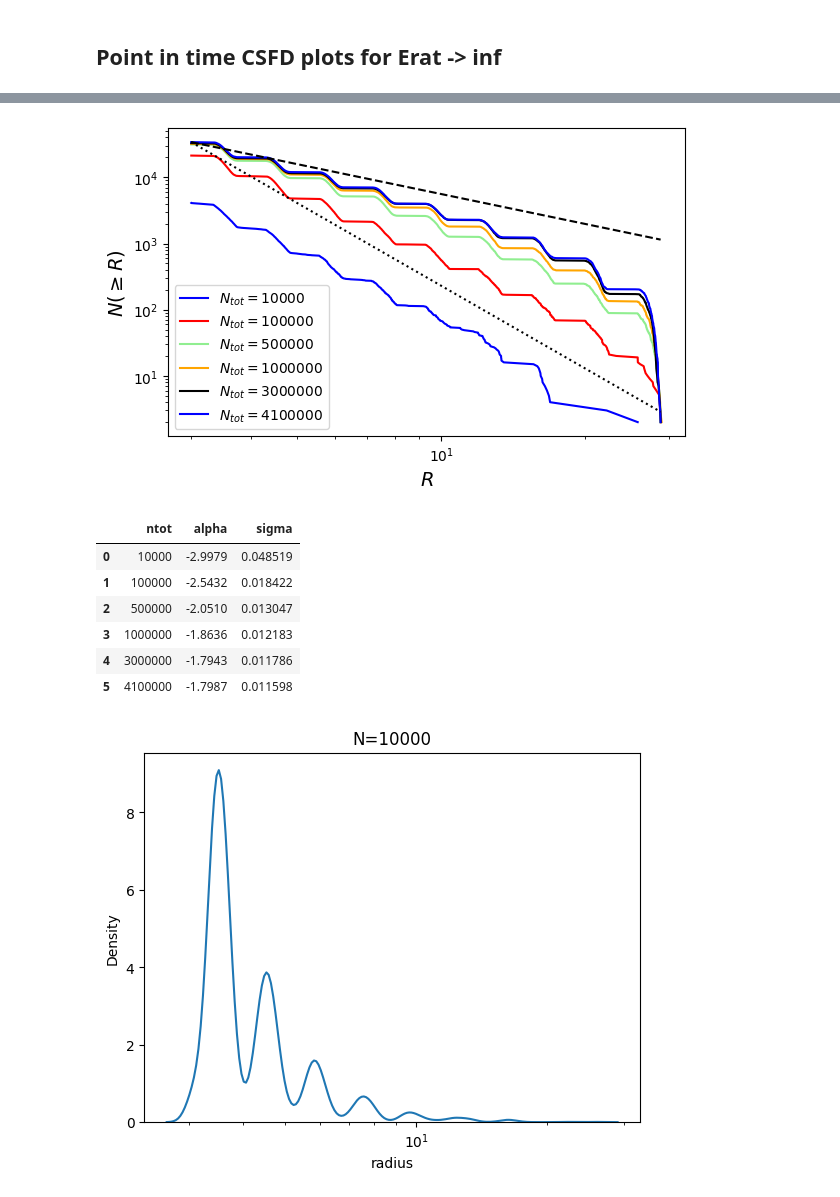
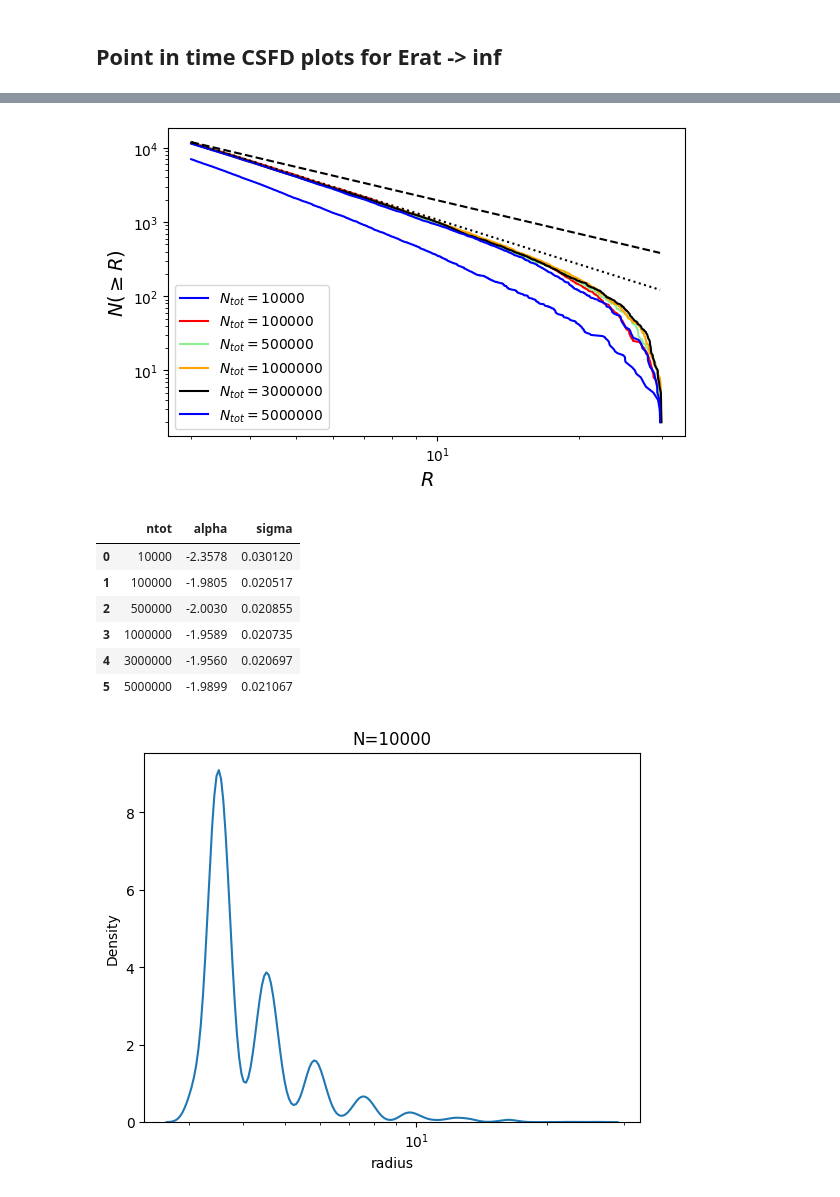
Before and after one commit to seanmason/saturation, a Jupyter notebook: notebooks/thesis/Chapter4/TimeToDeath.ipynb, the cells around one changed output, grey strips where cells are left out. Drawn from its saved outputs; the diff is of its cells as text; code cells hidden in the pictures.

Commit message:
Updated effectiveness function.

```diff
--- a/notebooks/thesis/Chapter4/TimeToDeath.ipynb
+++ b/notebooks/thesis/Chapter4/TimeToDeath.ipynb
@@ -10,13 +10,13 @@ import pyspark.sql.functions as F
 import scipy
 import sklearn.metrics
 # %%
-n_cores = 28
+n_cores = 24
 
 spark = (SparkSession.builder
          .master(f"local[{n_cores}]")
          .appName("Saturation")
          .config("spark.sql.shuffle.partitions", "300")
-         .config("spark.driver.memory", "40g")
+         .config("spark.driver.memory", "15g")
          .config("spark.driver.maxResultSize", "8g")
          .getOrCreate())
 # %% [output]
@@ -521,13 +521,15 @@ def estimate_slopes_for_states(states: Dict[int, pd.DataFrame]) -> pd.DataFrame:
         })
     return pd.DataFrame(estimates)
 # %%
-base_path = "/data/saturation/thesis_run_20240726_death_study/"
+# base_path = "/data/saturation/thesis_run_20240726_death_study/"
+base_path = "/data/saturation/test_effectiveness_funcs/"
+# base_path = "/data/saturation/thesis_run_20240726_death_study/"
 
 configs_df = F.broadcast(create_configs_df(read_configs(base_path, spark, completed_only=False)))
 
 # For stats, select only fields we care about, alias them
-craters = spark.read.parquet(f"{base_path}/5000*/craters_*.parquet")
-removals = spark.read.parquet(f"{base_path}/5000*/crater_removals_*.parquet")
+craters = spark.read.parquet(f"{base_path}/500*/craters_*.parquet")
+removals = spark.read.parquet(f"{base_path}/500*/crater_removals_*.parquet")
 
 configs_df = F.broadcast(create_configs_df(read_configs(base_path, spark, completed_only=False)))
 
@@ -540,3 +542,31 @@ configs_dict = dict()
 for config_file in glob.glob(f"{base_path}/config/*.yaml"):
     for run_config in read_config(Path(config_file))["run_configurations"]:
         configs_dict.update(run_config)
+# %%
+selected_simulation_id = 50011
+
+states = get_states_at_ntots(simulation_id=selected_simulation_id,
+                             configs_dict=configs_dict,
+                             base_path=base_path,
+                             target_ntots=[10000, 20000, 40000, 100000, 125000, 250000, 500000, 1000000, 3000000, 5000000])
+r_max = 300
+states = {
+    k: v[v.radius < r_max]
+    for k, v in states.items()
+}
+
+equilibrium_slope = -1.5
+equilibrium_intercept1 = max(state.shape[0] / state.radius.min()**equilibrium_slope for state in states.values())
+equilibrium_intercept2 = min(state.shape[0] / state.radius.min()**equilibrium_slope for state in states.values())
+
+production_slope = -2
+production_intercept1 = max(state.shape[0] / state.radius.min()**production_slope for state in states.values())
+production_intercept2 = min(state.shape[0] / state.radius.min()**production_slope for state in states.values())
+slope_intercept_line_styles = [
+    (equilibrium_slope, equilibrium_intercept1, "--"),
+    # (equilibrium_slope, equilibrium_intercept2, "--"),
+    (production_slope, production_intercept1, "dotted"),
+    # (production_slope, production_intercept2, "dotted"),
+]
+fig = plot_csfds_for_multiple_ntot(states=states, slope_intercept_line_styles=slope_intercept_line_styles)
+plt.show()
@@ -543,43 +724,43 @@ for config_file in glob.glob(f"{base_path}/config/*.yaml"):
 # %%
-selected_simulation_id = 50000
+selected_simulation_id = 0
 
 states = get_states_at_ntots(simulation_id=selected_simulation_id,
                              configs_dict=configs_dict,
                              base_path=base_path,
                              target_ntots=[10000, 100000, 500000, 1000000, 3000000, 5000000])
 r_max = 30
 states = {
     k: v[v.radius < r_max]
     for k, v in states.items()
 }
 
 equilibrium_slope = -1.5
 equilibrium_intercept1 = max(state.shape[0] / state.radius.min()**equilibrium_slope for state in states.values())
 equilibrium_intercept2 = min(state.shape[0] / state.radius.min()**equilibrium_slope for state in states.values())
 
-production_slope = -4.15
+production_slope = -2
 production_intercept1 = max(state.shape[0] / state.radius.min()**production_slope for state in states.values())
 production_intercept2 = min(state.shape[0] / state.radius.min()**production_slope for state in states.values())
 slope_intercept_line_styles = [
     (equilibrium_slope, equilibrium_intercept1, "--"),
     # (equilibrium_slope, equilibrium_intercept2, "--"),
     (production_slope, production_intercept1, "dotted"),
     # (production_slope, production_intercept2, "dotted"),
 ]
 fig = plot_csfds_for_multiple_ntot(states=states, slope_intercept_line_styles=slope_intercept_line_styles)
 plt.show()
 # %% [output]
-[figure, old version]
+[figure, new version]
 # %%
 estimate_slopes_for_states(states)
 # %% [output]
 |  | ntot | alpha | sigma |
-| 0 | 10000 | -2.9979 | 0.048519 |
-| 1 | 100000 | -2.5432 | 0.018422 |
-| 2 | 500000 | -2.0510 | 0.013047 |
-| 3 | 1000000 | -1.8636 | 0.012183 |
-| 4 | 3000000 | -1.7943 | 0.011786 |
-| 5 | 4100000 | -1.7987 | 0.011598 |
+| 0 | 10000 | -2.3578 | 0.030120 |
+| 1 | 100000 | -1.9805 | 0.020517 |
+| 2 | 500000 | -2.0030 | 0.020855 |
+| 3 | 1000000 | -1.9589 | 0.020735 |
+| 4 | 3000000 | -1.9560 | 0.020697 |
+| 5 | 5000000 | -1.9899 | 0.021067 |
 # %%
 import seaborn as sns
 
```
Also changed, not shown: parts of 15 cells of this notebook, 11 other files.
